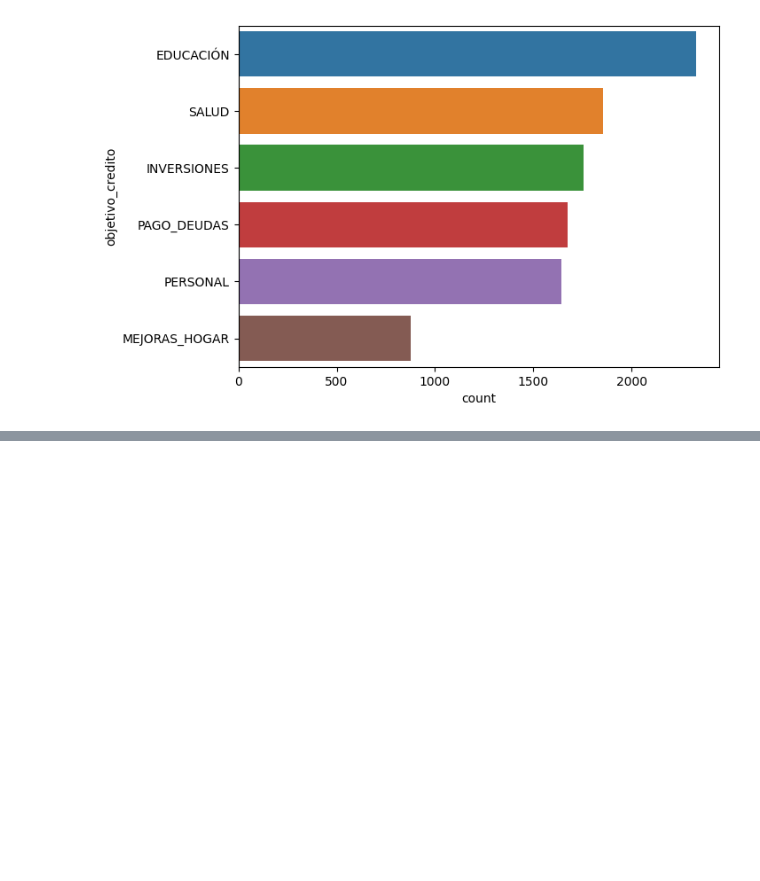
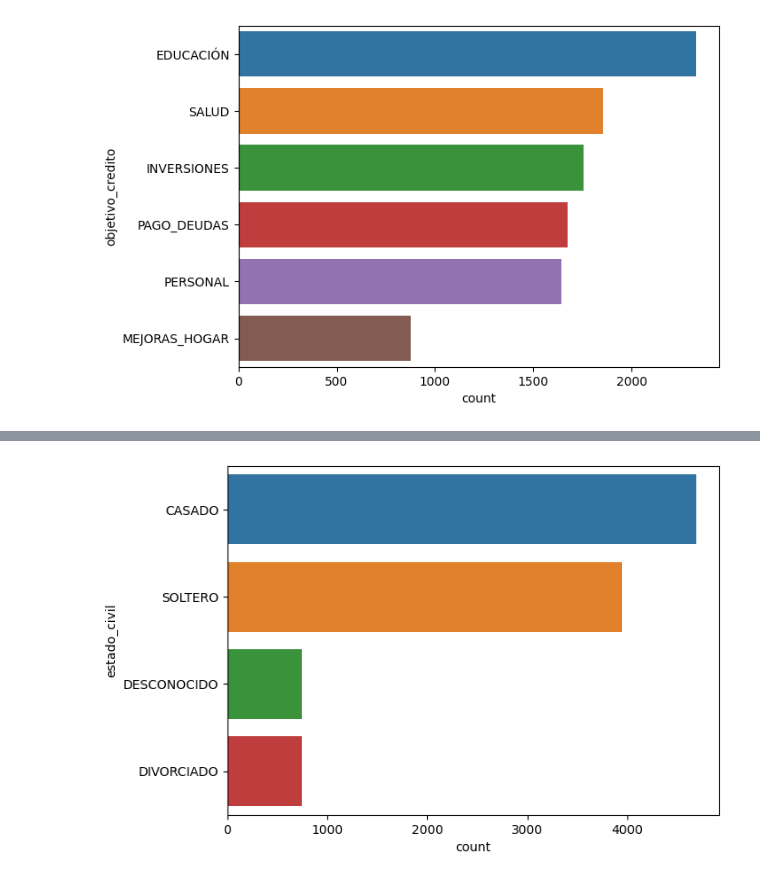
Before and after one commit to araquevi/13MBID, a Jupyter notebook: notebooks/comprension_datos/CD02-Exploracion.ipynb, the cells around one changed output, grey strips where cells are left out. Cells and saved outputs as stored; diff of their text form; code cells hidden in the pictures; blank space fills up the shorter version.

```diff
--- a/notebooks/comprension_datos/CD02-Exploracion.ipynb
+++ b/notebooks/comprension_datos/CD02-Exploracion.ipynb
@@ -136,0 +165,6 @@ plt.show()
+# %%
+plt.figure(figsize=(7,5))
+sns.countplot(y=df_tarjetas['estado_civil'], order=df_tarjetas['estado_civil'].value_counts().index)
+plt.show()
+# %% [output]
+[figure, added]
```
Also changed, not shown: parts of 7 cells of this notebook, 1 other file.
